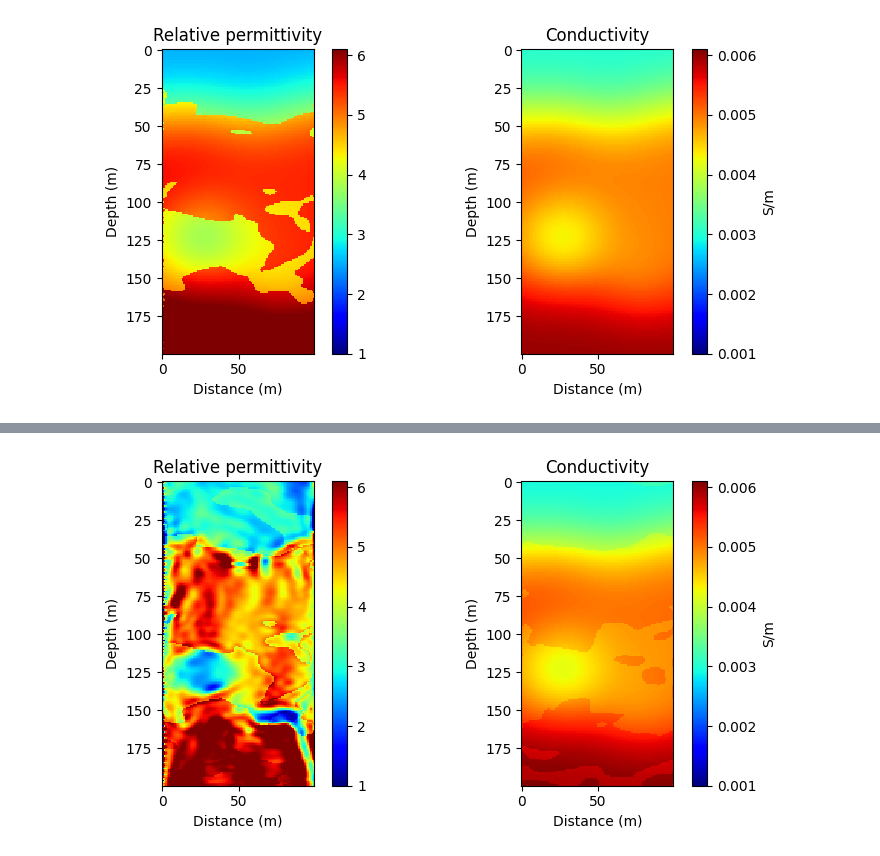
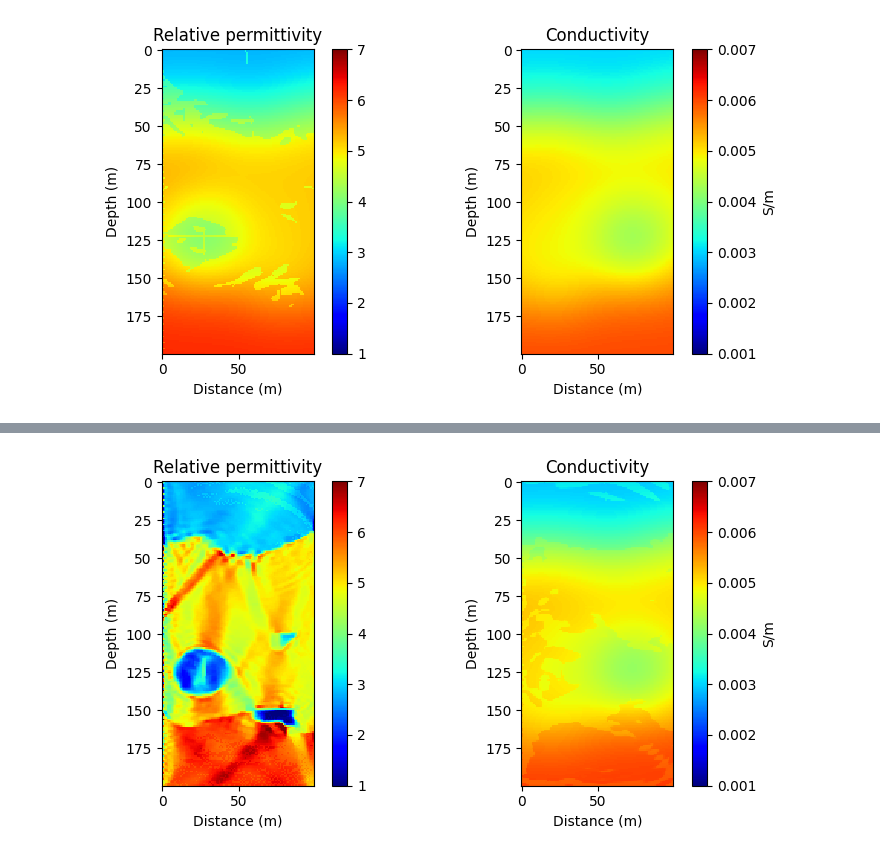
Before and after one commit to 0xbba/DeepGPR, a Jupyter notebook: examples/2DFWI.ipynb, the cells around one changed output, grey strips where cells are left out. Drawn from its saved outputs; the diff is of its cells as text; code cells hidden in the pictures.

```diff
--- a/examples/2DFWI.ipynb
+++ b/examples/2DFWI.ipynb
@@ -76,12 +77,13 @@ plt.show()
 er=torch.tensor(filters.gaussian(ert,sigma=20),device=device)
 se=torch.tensor(filters.gaussian(set,sigma=20),device=device)
 
+
 optimiser_phase1 = torch.optim.Adam([
-    {'params': er, 'lr': 0.5},
+    {'params': er, 'lr': 0.2},
 ])
 
 optimiser_phase2 = torch.optim.Adam([
-    {'params': er, 'lr': 0.2},
+    {'params': er, 'lr': 0.1},
     {'params': se, 'lr': 0.0001}
 ])
 phase1_epochs = 50
@@ -94,8 +96,11 @@ loss_fnl1= torch.nn.L1Loss()
 start_time = time.time()
 
 
-tv_criterion = DeepGPR.TVRegularization(weight_ep=100,weight_sigma=0.00001).to(device)
+tv_criterion = DeepGPR.TVRegularization(weight_ep=20,weight_sigma=0.0000000001).to(device)
 # %%
+
+tv_ratio = 0.1
+
 for epoch in range(n_epochs):
     if epoch < phase1_epochs:
         current_optimizer = optimiser_phase1
@@ -107,6 +112,7 @@ for epoch in range(n_epochs):
         er.requires_grad = True
 
     epoch_start = time.time()
+
     current_optimizer.zero_grad()
 
     r = DeepGPR.compute(
@@ -117,30 +123,59 @@ for epoch in range(n_epochs):
         er=er, se=se
     )
 
-    loss = loss_fnl1(r[-1], r_obs[-1]) * 1e10
-    loss.backward()
-    tv_criterion(er, se).backward()
+    loss_data = loss_fnl1(r[-1], r_obs[-1]) * 1e7
+    loss_data.backward()
+
     if er.requires_grad:
-        er.grad[:, :10,] = 0
+        er.grad[:, :10] = 0
         er.grad[:, -10:] = 0
+        grad_data_er = er.grad.clone()
+        norm_data_er = torch.norm(grad_data_er) + 1e-8
+
     if se.requires_grad:
         se.grad[:, :10] = 0
         se.grad[:, -10:] = 0
+        grad_data_se = se.grad.clone()
+        norm_data_se = torch.norm(grad_data_se) + 1e-8
+
+    current_optimizer.zero_grad()
+
+    loss_tv = tv_criterion(er, se)
+    loss_tv.backward()
+
+    if er.requires_grad:
+        er.grad[:, :10] = 0
+        er.grad[:, -10:] = 0
+        norm_tv_er = torch.norm(er.grad) + 1e-8
+        weight_tv_er = (norm_data_er / norm_tv_er) * tv_ratio
+        er.grad = grad_data_er + er.grad * weight_tv_er
+
+    if se.requires_grad:
+        se.grad[:, :10] = 0
+        se.grad[:, -10:] = 0
+        norm_tv_se = torch.norm(se.grad) + 1e-8
+        weight_tv_se = (norm_data_se / norm_tv_se) * tv_ratio
+        se.grad = grad_data_se + se.grad * weight_tv_se
 
     current_optimizer.step()
-    losses.append(loss.item())
+    total_loss = loss_data.item() + loss_tv.item()
+    losses.append(total_loss)
+
     epoch_time = time.time() - epoch_start
     total_time = time.time() - start_time
+
     with torch.no_grad():
         se.data.clamp_(min=0)
         er.data.clamp_(min=1)
-    print(f"Epoch {epoch}, Loss: {loss.item():.2f}, Epoch Time: {epoch_time:.2f}s, Total Time: {total_time:.2f}s")
+
+    print(f"Epoch {epoch}, Total Loss: {total_loss:.2f} (Data: {loss_data.item():.2f}), Epoch Time: {epoch_time:.2f}s, Total Time: {total_time:.2f}s")
+
     if epoch % 50 == 0:
         fig, axes = plt.subplots(1, 2, figsize=(8, 4))
         im1 = axes[0].imshow(er[10:-10,10:-10].detach().cpu().numpy(),
                             cmap='jet',
                             interpolation='nearest',
-                            aspect='equal',vmax=ert.max(),vmin=ert.min())
+                            aspect='equal',vmax=7,vmin=1)
         cbar1 = plt.colorbar(im1, ax=axes[0])
         axes[0].set_title('Relative permittivity')
         axes[0].set_xlabel('Distance (m)')
@@ -149,7 +184,7 @@ for epoch in range(n_epochs):
         im2 = axes[1].imshow(se[10:-10,10:-10].detach().cpu().numpy(),
                             cmap='jet',
                             interpolation='nearest',
-                            aspect='equal',vmax=set.max(),vmin=set.min())
+                            aspect='equal',vmax=0.007,vmin=0.001)
         cbar2 = plt.colorbar(im2, ax=axes[1])
         cbar2.set_label('S/m')
         axes[1].set_title('Conductivity')
@@ -163 +198 @@ Epoch 0, Loss: 1358459648.00, Epoch Time: 1.01s, Total Time: 1.02s
-[figure, old version]
+[figure, new version]
@@ -181 +216 @@ Epoch 50, Loss: 224175376.00, Epoch Time: 0.81s, Total Time: 41.94s
-[figure, old version]
+[figure, new version]
```
Also changed, not shown: parts of 2 cells of this notebook, 3 other files.
